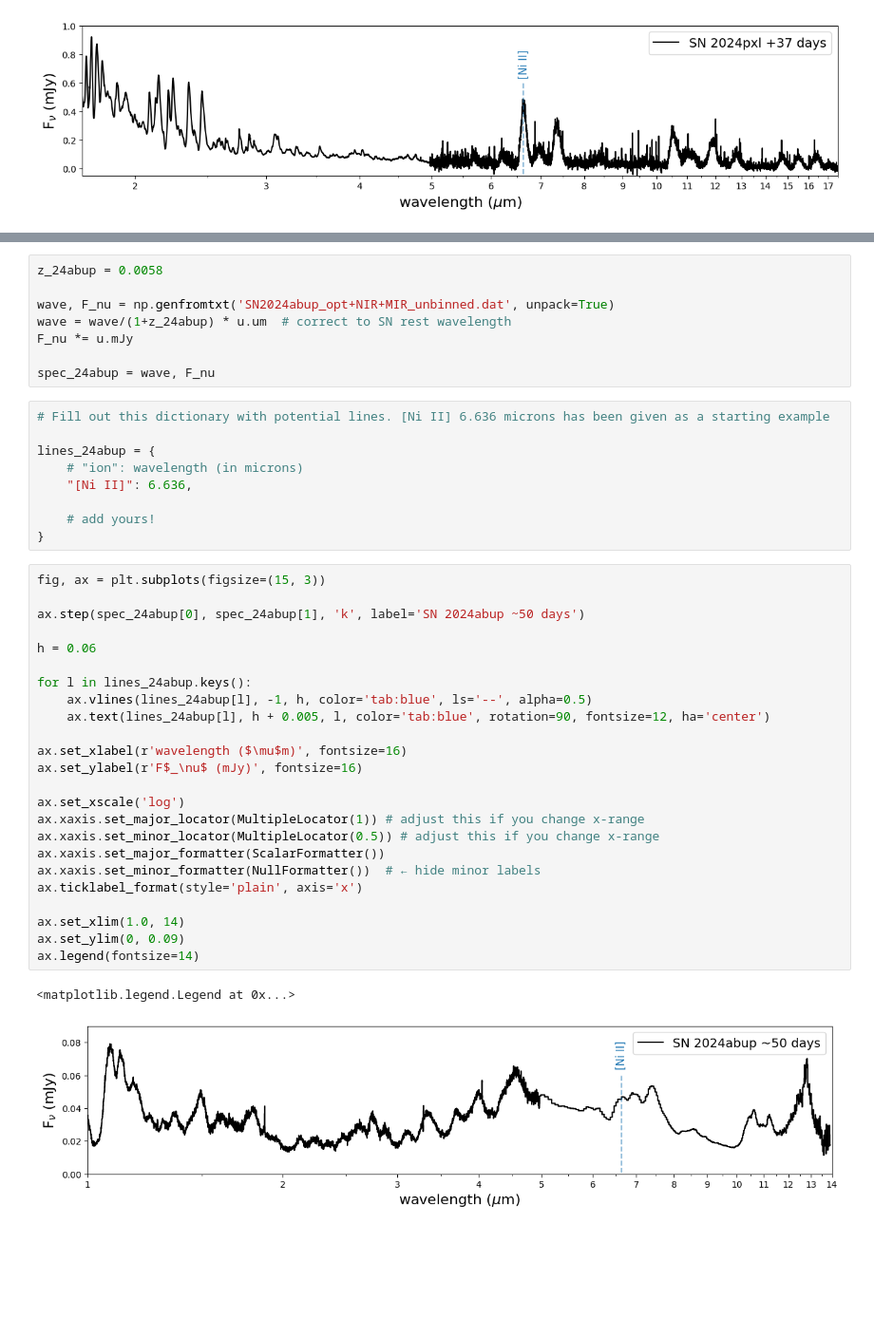
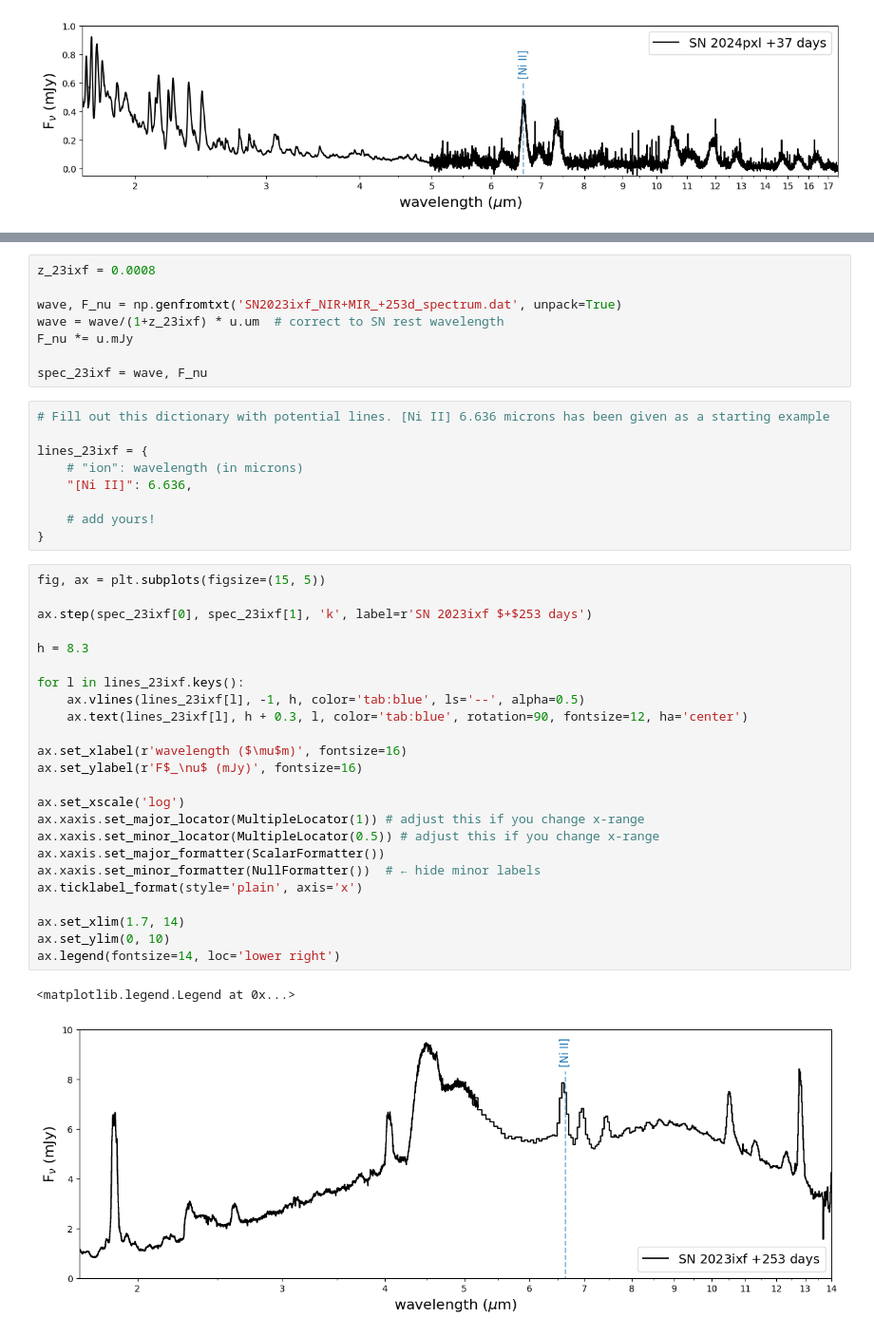
Before and after one commit to lindseykwok/AstroNuc2026_practical_session, a Jupyter notebook: LineID_exploration.ipynb, the cells around one changed output, grey strips where cells are left out. Shown at 95% size. Drawn from its saved outputs; the diff is of its cells as text; blank space fills up the shorter version.

Commit message:
changed 24abup --> 23ixf extension

```diff
--- a/LineID_exploration.ipynb
+++ b/LineID_exploration.ipynb
@@ -389,44 +392,44 @@ Would you say there is evidence for r-process elements? Why or why not?
 # %%
-z_24abup = 0.0058
+z_23ixf = 0.0008
 
-wave, F_nu = np.genfromtxt('SN2024abup_opt+NIR+MIR_unbinned.dat', unpack=True)
-wave = wave/(1+z_24abup) * u.um  # correct to SN rest wavelength
+wave, F_nu = np.genfromtxt('SN2023ixf_NIR+MIR_+253d_spectrum.dat', unpack=True)
+wave = wave/(1+z_23ixf) * u.um  # correct to SN rest wavelength
 F_nu *= u.mJy
 
-spec_24abup = wave, F_nu
+spec_23ixf = wave, F_nu
 # %%
 # Fill out this dictionary with potential lines. [Ni II] 6.636 microns has been given as a starting example
 
-lines_24abup = {
+lines_23ixf = {
     # "ion": wavelength (in microns)
     "[Ni II]": 6.636,
 
     # add yours!
 }
 # %%
-fig, ax = plt.subplots(figsize=(15, 3))
+fig, ax = plt.subplots(figsize=(15, 5))
 
-ax.step(spec_24abup[0], spec_24abup[1], 'k', label='SN 2024abup ~50 days')
+ax.step(spec_23ixf[0], spec_23ixf[1], 'k', label=r'SN 2023ixf $+$253 days')
 
-h = 0.06
+h = 8.3
 
-for l in lines_24abup.keys():
-    ax.vlines(lines_24abup[l], -1, h, color='tab:blue', ls='--', alpha=0.5)
-    ax.text(lines_24abup[l], h + 0.005, l, color='tab:blue', rotation=90, fontsize=12, ha='center')
+for l in lines_23ixf.keys():
+    ax.vlines(lines_23ixf[l], -1, h, color='tab:blue', ls='--', alpha=0.5)
+    ax.text(lines_23ixf[l], h + 0.3, l, color='tab:blue', rotation=90, fontsize=12, ha='center')
 
 ax.set_xlabel(r'wavelength ($\mu$m)', fontsize=16)
 ax.set_ylabel(r'F$_\nu$ (mJy)', fontsize=16)
 
 ax.set_xscale('log')
 ax.xaxis.set_major_locator(MultipleLocator(1)) # adjust this if you change x-range
 ax.xaxis.set_minor_locator(MultipleLocator(0.5)) # adjust this if you change x-range
 ax.xaxis.set_major_formatter(ScalarFormatter())
 ax.xaxis.set_minor_formatter(NullFormatter())  # ← hide minor labels
 ax.ticklabel_format(style='plain', axis='x')
 
-ax.set_xlim(1.0, 14)
-ax.set_ylim(0, 0.09)
-ax.legend(fontsize=14)
+ax.set_xlim(1.7, 14)
+ax.set_ylim(0, 10)
+ax.legend(fontsize=14, loc='lower right')
 # %% [output]
 <matplotlib.legend.Legend at 0x...>
-[figure, old version]
+[figure, new version]
```
Also changed, not shown: parts of 3 cells of this notebook, 3 other files.
